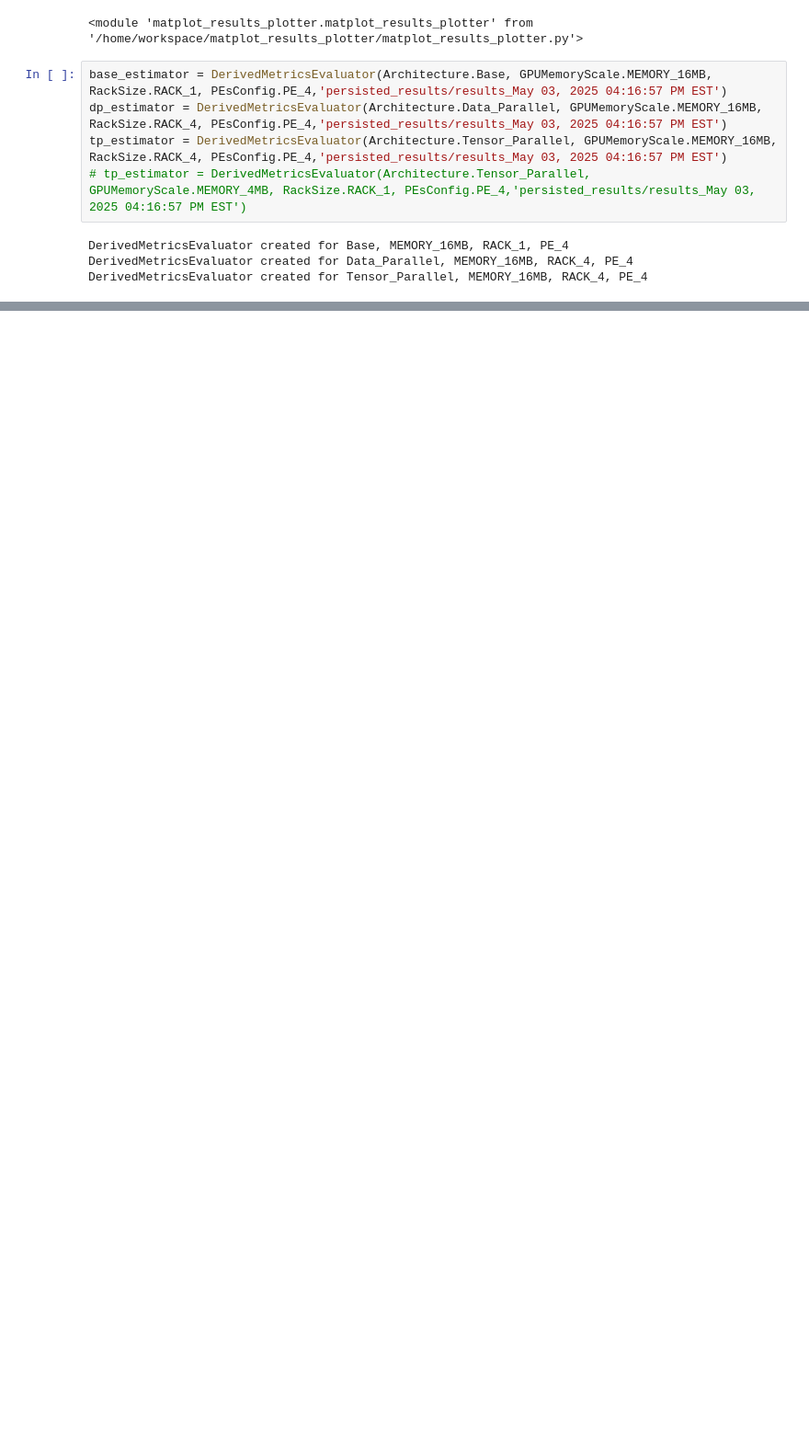
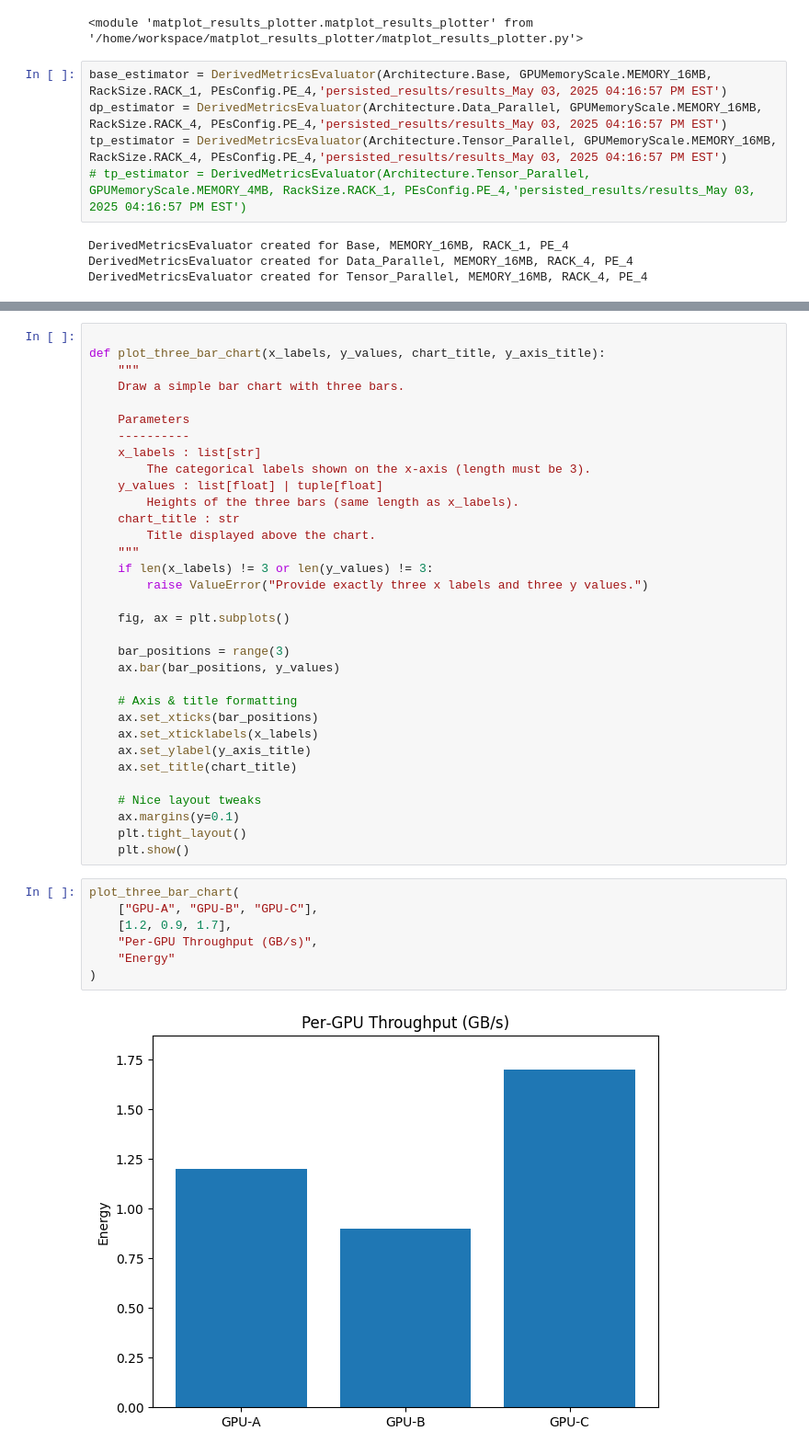
Before and after one commit to feadebekun2/6.593-final, a Jupyter notebook: workspace/results_analysis.ipynb, the cells around one changed output, grey strips where cells are left out. Shown: that part at 92% size. Saved outputs shown, nothing was run; the diff lists cells and outputs as text; blank space fills up the shorter version.

```diff
--- a/workspace/results_analysis.ipynb
+++ b/workspace/results_analysis.ipynb
@@ -75,0 +62,42 @@ Found folder: l29-l33_conv5_stride1
+# %%
+
+def plot_three_bar_chart(x_labels, y_values, chart_title, y_axis_title):
+    """
+    Draw a simple bar chart with three bars.
+
+    Parameters
+    ----------
+    x_labels : list[str]
+        The categorical labels shown on the x‑axis (length must be 3).
+    y_values : list[float] | tuple[float]
+        Heights of the three bars (same length as x_labels).
+    chart_title : str
+        Title displayed above the chart.
+    """
+    if len(x_labels) != 3 or len(y_values) != 3:
+        raise ValueError("Provide exactly three x labels and three y values.")
+
+    fig, ax = plt.subplots()
+
+    bar_positions = range(3)
+    ax.bar(bar_positions, y_values)
+
+    # Axis & title formatting
+    ax.set_xticks(bar_positions)
+    ax.set_xticklabels(x_labels)
+    ax.set_ylabel(y_axis_title)
+    ax.set_title(chart_title)
+
+    # Nice layout tweaks
+    ax.margins(y=0.1)
+    plt.tight_layout()
+    plt.show()
+# %%
+plot_three_bar_chart(
+    ["GPU‑A", "GPU‑B", "GPU‑C"],
+    [1.2, 0.9, 1.7],
+    "Per‑GPU Throughput (GB/s)",
+    "Energy"
+)
+# %% [output]
+[figure, added]
```
Also changed, not shown: parts of 5 cells of this notebook, 4 other files.
